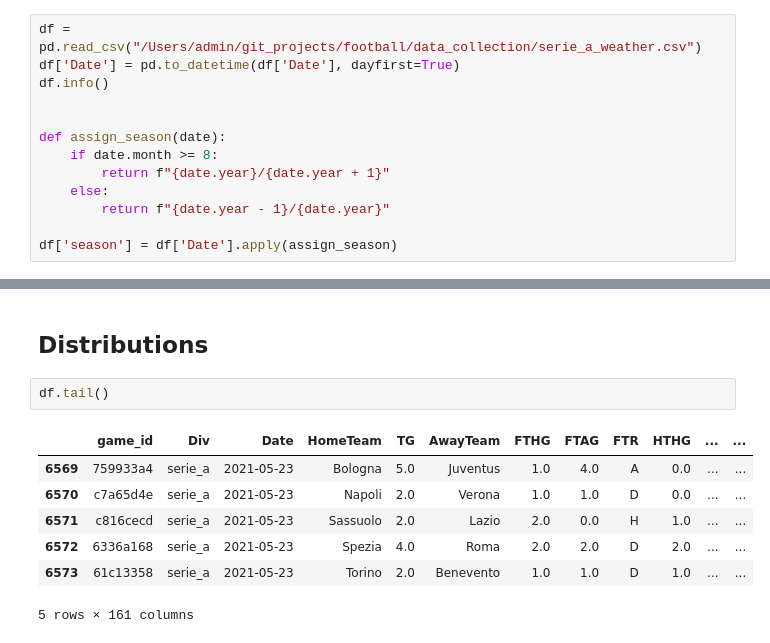
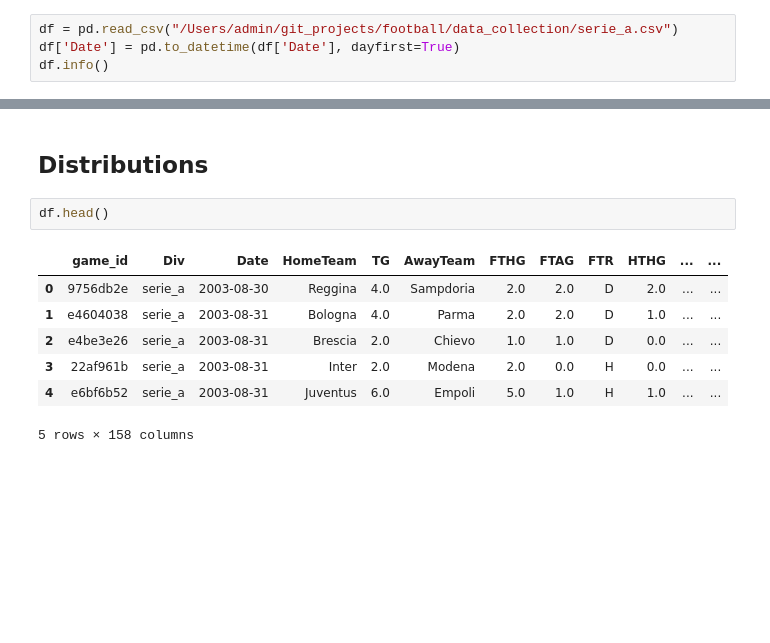
Before and after one commit to RomanTomz/football-analysis, a Jupyter notebook: notebooks/eda.ipynb, the cells around one changed output, grey strips where cells are left out. Saved outputs shown, nothing was run; the diff lists cells and outputs as text; blank space fills up the shorter version.

```diff
--- a/notebooks/eda.ipynb
+++ b/notebooks/eda.ipynb
@@ -5,17 +5,8 @@ import numpy as np
 import matplotlib.pyplot as plt
 import seaborn as sns
 # %%
-df = pd.read_csv("/Users/admin/git_projects/football/data_collection/serie_a_weather.csv")
+df = pd.read_csv("/Users/admin/git_projects/football/data_collection/serie_a.csv")
 df['Date'] = pd.to_datetime(df['Date'], dayfirst=True)
 df.info()
-
-
-def assign_season(date):
-    if date.month >= 8:
-        return f"{date.year}/{date.year + 1}"
-    else:
-        return f"{date.year - 1}/{date.year}"
-
-df['season'] = df['Date'].apply(assign_season)
 # %% [output]
 <class 'pandas.core.frame.DataFrame'>
@@ -26,15 +71,15 @@ memory usage: 8.0+ MB
 # %% [markdown]
 ## Distributions
 # %%
-df.tail()
+df.head()
 # %% [output]
 |  | game_id | Div | Date | HomeTeam | TG | AwayTeam | FTHG | FTAG | FTR | HTHG | ... | ... |
-| 6569 | 759933a4 | serie_a | 2021-05-23 | Bologna | 5.0 | Juventus | 1.0 | 4.0 | A | 0.0 | ... | ... |
-| 6570 | c7a65d4e | serie_a | 2021-05-23 | Napoli | 2.0 | Verona | 1.0 | 1.0 | D | 0.0 | ... | ... |
-| 6571 | c816cecd | serie_a | 2021-05-23 | Sassuolo | 2.0 | Lazio | 2.0 | 0.0 | H | 1.0 | ... | ... |
-| 6572 | 6336a168 | serie_a | 2021-05-23 | Spezia | 4.0 | Roma | 2.0 | 2.0 | D | 2.0 | ... | ... |
-| 6573 | 61c13358 | serie_a | 2021-05-23 | Torino | 2.0 | Benevento | 1.0 | 1.0 | D | 1.0 | ... | ... |
+| 0 | 9756db2e | serie_a | 2003-08-30 | Reggina | 4.0 | Sampdoria | 2.0 | 2.0 | D | 2.0 | ... | ... |
+| 1 | e4604038 | serie_a | 2003-08-31 | Bologna | 4.0 | Parma | 2.0 | 2.0 | D | 1.0 | ... | ... |
+| 2 | e4be3e26 | serie_a | 2003-08-31 | Brescia | 2.0 | Chievo | 1.0 | 1.0 | D | 0.0 | ... | ... |
+| 3 | 22af961b | serie_a | 2003-08-31 | Inter | 2.0 | Modena | 2.0 | 0.0 | H | 0.0 | ... | ... |
+| 4 | e6bf6b52 | serie_a | 2003-08-31 | Juventus | 6.0 | Empoli | 5.0 | 1.0 | H | 1.0 | ... | ... |
-5 rows × 161 columns
+5 rows × 158 columns
 # %%
 sns.set_theme()
 
```
Also changed, not shown: parts of 6 cells of this notebook.
